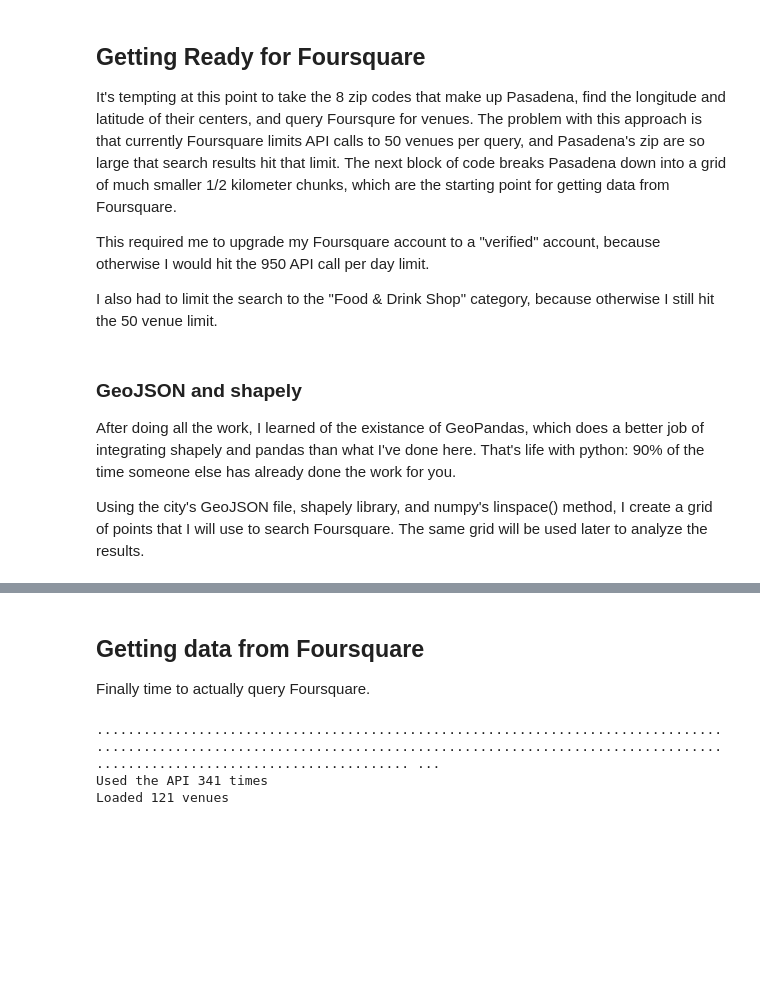
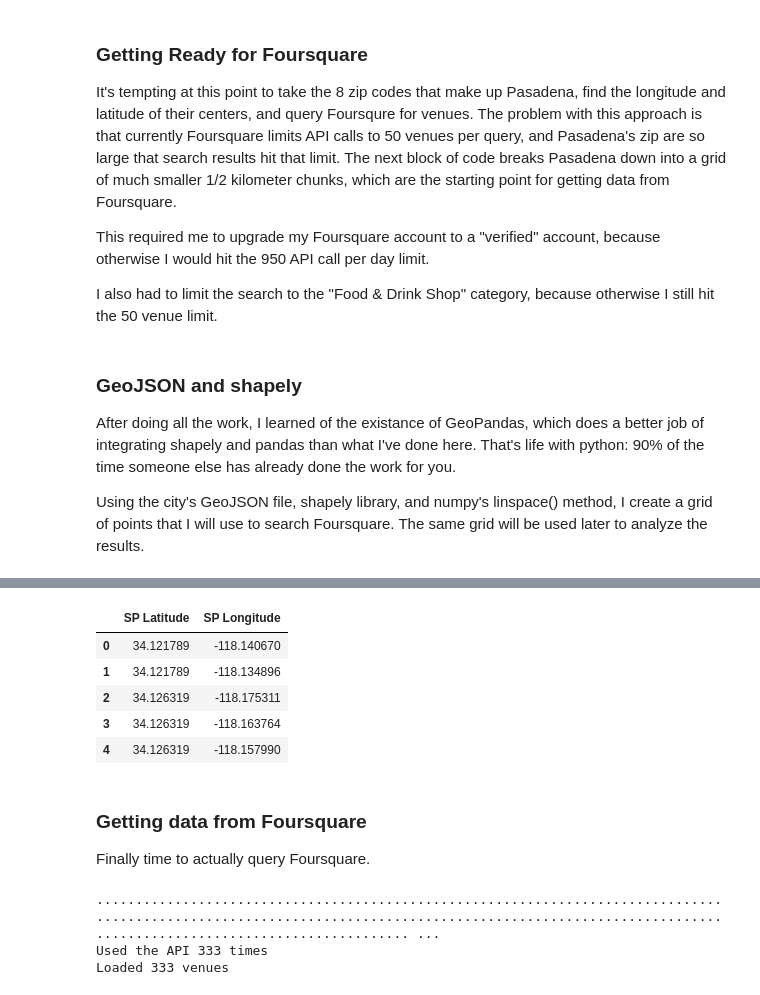
Before and after one commit to eyadams/Battle-of-Neighborhoods, a Jupyter notebook: Battle of Neighborhoods - Pasadena.ipynb, the cells around one changed output, grey strips where cells are left out. Cells and saved outputs as stored; diff of their text form; code cells hidden in the pictures; blank space fills up the shorter version.

```diff
--- a/Battle of Neighborhoods - Pasadena.ipynb
+++ b/Battle of Neighborhoods - Pasadena.ipynb
@@ -77,7 +94,7 @@ map_pasadena
 # %% [output]
 [interactive output not drawn]
 # %% [markdown]
-## Getting Ready for Foursquare
+### Getting Ready for Foursquare <a name="GettingReadyForFoursquare"></a>
 
 It's tempting at this point to take the 8 zip codes that make up Pasadena, find the longitude and latitude of their centers, and query Foursqure for venues. The problem with this approach is that currently Foursquare limits API calls to 50 venues per query, and Pasadena's zip are so large that search results hit that limit. The next block of code breaks Pasadena down into a grid of much smaller 1/2 kilometer chunks, which are the starting point for getting data from Foursquare.
 
@@ -85,7 +102,7 @@ This required me to upgrade my Foursquare account to a "verified" account, becau
 
 I also had to limit the search to the "Food & Drink Shop" category, because otherwise I still hit the 50 venue limit.
 # %% [markdown]
-### GeoJSON and shapely
+### GeoJSON and shapely <a name="GeoJSONAndShapely"></a>
 
 After doing all the work, I learned of the existance of GeoPandas, which does a better job of integrating shapely and pandas than what I've done here. That's life with python: 90% of the time someone else has already done the work for you.
 
@@ -168,8 +189,19 @@ map_of_grid
 # %% [output]
 Total Number of Points: 218
 [interactive output not drawn]
+# %%
+# save this for later
+
+search_points_df.head()
+# %% [output]
+|  | SP Latitude | SP Longitude |
+| 0 | 34.121789 | -118.140670 |
+| 1 | 34.121789 | -118.134896 |
+| 2 | 34.126319 | -118.175311 |
+| 3 | 34.126319 | -118.163764 |
+| 4 | 34.126319 | -118.157990 |
 # %% [markdown]
-## Getting data from Foursquare
+### Getting data from Foursquare <a name="GettingDataFromFoursquare"></a>
 
 Finally time to actually query Foursquare.
 # %%
@@ -232,32 +265,24 @@ def get_venues(lat, long):
 # %%
 number_of_api_calls = 0
 
-# I use a dictionary to eliminate venues that show up
-# more than once, which is possible since each search area
-# overlaps a little
+my_venues = []
 
-my_venues = {}
-
-#for lat in latitudes:
-#    for long in longitudes:
-#        point = Point(long, lat)
-
-for point in search_points:
-    lat = point.y
-    long = point.x
-    for v in get_venues(lat, long):
+for i, row in search_points_df.iterrows():
+    for v in get_venues(row['SP Latitude'], row['SP Longitude']):
         # Any operation that takes more than 5 seconds needs
         # some kind of visual feedback to indicate that work
         # is being done, as opposed to code spinning in an
         # infinite loop
         print(".", end="")
-        my_venues[v.id] = v
+        my_venues.append((v.name, v.latitude, v.longitude,
+                          v.category, v.id))
         number_of_api_calls += 1
+
 
 print("\nUsed the API {} times".format(number_of_api_calls))
 
 print("Loaded {} venues".format(len(my_venues)))
 # %% [output]
 ........................................................................................................................................................................................................ ...
-Used the API 341 times
-Loaded 121 venues
+Used the API 333 times
+Loaded 333 venues
```
Also changed, not shown: parts of 28 cells of this notebook.
